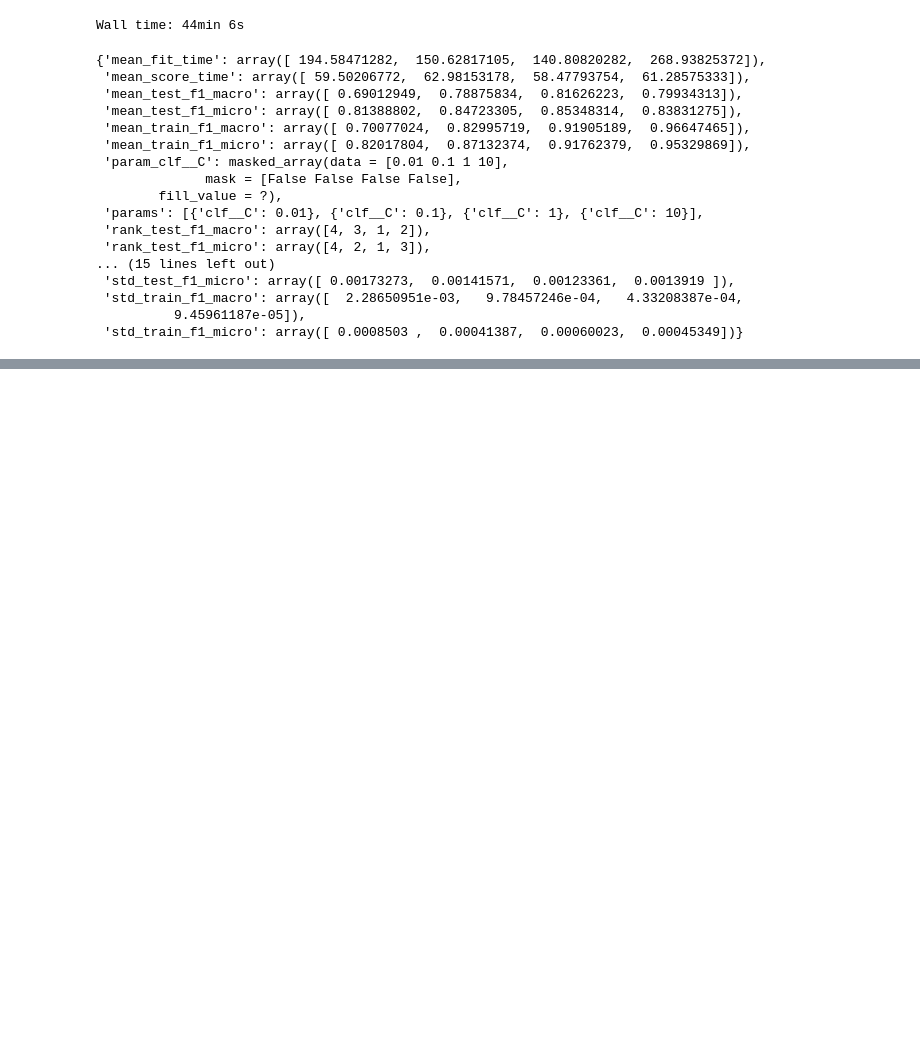
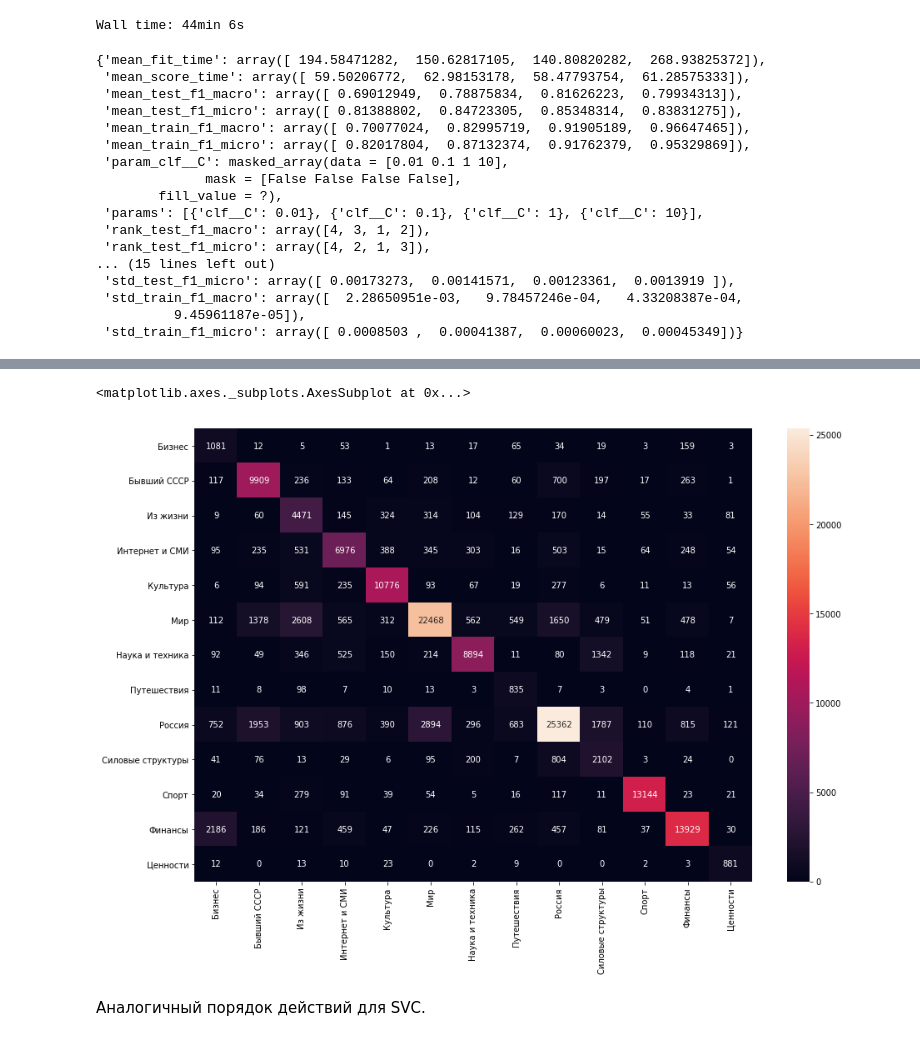
Before and after one commit to artesby/DD-task, a Jupyter notebook: Task_Timofeev.ipynb, the cells around one changed output, grey strips where cells are left out. Cells and saved outputs as stored; diff of their text form; code cells hidden in the pictures; blank space fills up the shorter version.

```diff
--- a/Task_Timofeev.ipynb
+++ b/Task_Timofeev.ipynb
@@ -450,0 +747,3 @@ Wall time: 37.7 s
+# %%
+train_x_balanced = train_balanced['text_processed']
+train_y_balanced = train_balanced['topic']
@@ -450,0 +754,4 @@ Wall time: 37.7 s
+# %%
+nb_balanced = pipeline_nb.fit(train_x_balanced, train_y_balanced_labels)
+# %%
+nb_prediction = nb_balanced.predict(valid_x)
@@ -450,0 +784,9 @@ Wall time: 37.7 s
+# %%
+cm = metrics.confusion_matrix(y_pred=nb_prediction, y_true=valid_y_labels)
+plt.figure(figsize = (15,10))
+sns.heatmap(cm, annot=True, fmt='.5g', xticklabels=encoder.classes_, yticklabels=encoder.classes_)
+# %% [output]
+<matplotlib.axes._subplots.AxesSubplot at 0x...>
+[figure, added]
+# %% [markdown]
+Аналогичный порядок действий для SVC.
```
Also changed, not shown: parts of 63 cells of this notebook.
